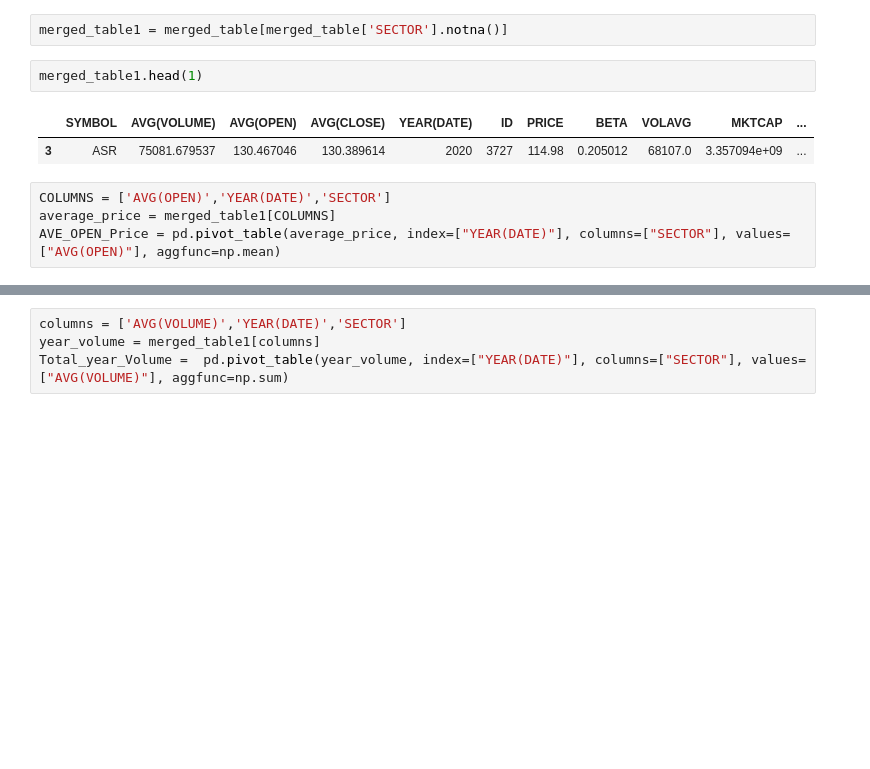
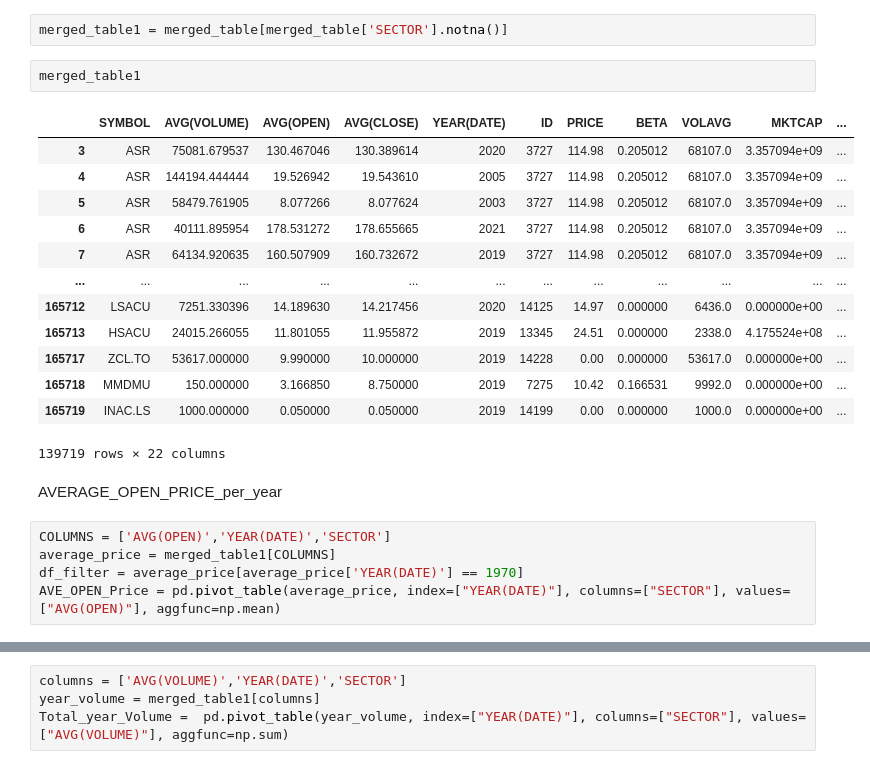
Before and after one commit to qixuan-code/2021_TAMU, a Jupyter notebook: 2021TAMU.ipynb, the cells around one changed output, grey strips where cells are left out. Drawn from its saved outputs; the diff is of its cells as text; blank space fills up the shorter version.

```diff
--- a/2021TAMU.ipynb
+++ b/2021TAMU.ipynb
@@ -48,11 +48,25 @@ merged_table['SECTOR'].isnull().sum()
 # %%
 merged_table1 = merged_table[merged_table['SECTOR'].notna()]
 # %%
-merged_table1.head(1)
+merged_table1
 # %% [output]
 |  | SYMBOL | AVG(VOLUME) | AVG(OPEN) | AVG(CLOSE) | YEAR(DATE) | ID | PRICE | BETA | VOLAVG | MKTCAP | ... |
 | 3 | ASR | 75081.679537 | 130.467046 | 130.389614 | 2020 | 3727 | 114.98 | 0.205012 | 68107.0 | 3.357094e+09 | ... |
+| 4 | ASR | 144194.444444 | 19.526942 | 19.543610 | 2005 | 3727 | 114.98 | 0.205012 | 68107.0 | 3.357094e+09 | ... |
+| 5 | ASR | 58479.761905 | 8.077266 | 8.077624 | 2003 | 3727 | 114.98 | 0.205012 | 68107.0 | 3.357094e+09 | ... |
+| 6 | ASR | 40111.895954 | 178.531272 | 178.655665 | 2021 | 3727 | 114.98 | 0.205012 | 68107.0 | 3.357094e+09 | ... |
+| 7 | ASR | 64134.920635 | 160.507909 | 160.732672 | 2019 | 3727 | 114.98 | 0.205012 | 68107.0 | 3.357094e+09 | ... |
+| ... | ... | ... | ... | ... | ... | ... | ... | ... | ... | ... | ... |
+| 165712 | LSACU | 7251.330396 | 14.189630 | 14.217456 | 2020 | 14125 | 14.97 | 0.000000 | 6436.0 | 0.000000e+00 | ... |
+| 165713 | HSACU | 24015.266055 | 11.801055 | 11.955872 | 2019 | 13345 | 24.51 | 0.000000 | 2338.0 | 4.175524e+08 | ... |
+| 165717 | ZCL.TO | 53617.000000 | 9.990000 | 10.000000 | 2019 | 14228 | 0.00 | 0.000000 | 53617.0 | 0.000000e+00 | ... |
+| 165718 | MMDMU | 150.000000 | 3.166850 | 8.750000 | 2019 | 7275 | 10.42 | 0.166531 | 9992.0 | 0.000000e+00 | ... |
+| 165719 | INAC.LS | 1000.000000 | 0.050000 | 0.050000 | 2019 | 14199 | 0.00 | 0.000000 | 1000.0 | 0.000000e+00 | ... |
+139719 rows × 22 columns
+# %% [markdown]
+AVERAGE_OPEN_PRICE_per_year
 # %%
 COLUMNS = ['AVG(OPEN)','YEAR(DATE)','SECTOR']
 average_price = merged_table1[COLUMNS]
+df_filter = average_price[average_price['YEAR(DATE)'] == 1970]
 AVE_OPEN_Price = pd.pivot_table(average_price, index=["YEAR(DATE)"], columns=["SECTOR"], values=["AVG(OPEN)"], aggfunc=np.mean)
```
Also changed, not shown: parts of 5 cells of this notebook.
